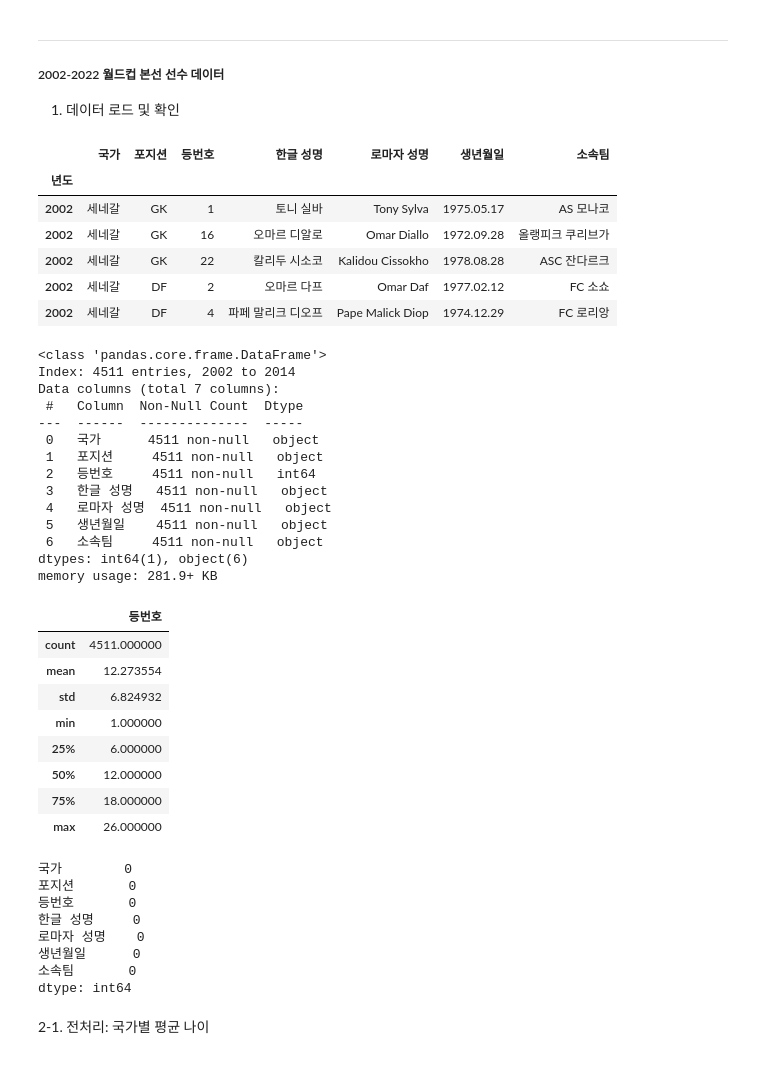
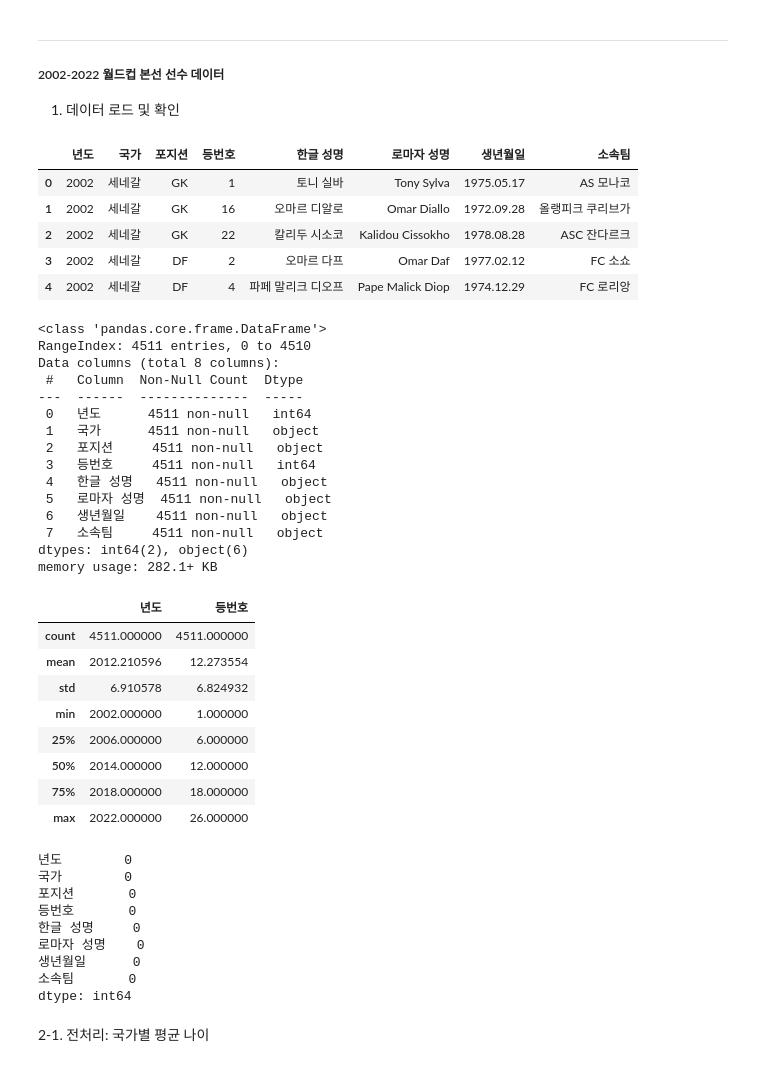
Before and after one commit to SKNetworks-AI19-250818/SKN19-mini-4Team, a Jupyter notebook: worldcup_eda.ipynb, the cells around one changed output. Saved outputs shown, nothing was run; the diff lists cells and outputs as text; code cells hidden in the pictures.

```diff
--- a/worldcup_eda.ipynb
+++ b/worldcup_eda.ipynb
@@ -17,46 +17,47 @@ matplotlib.rc('font', family=font)
 ##### 2002-2022 월드컵 본선 선수 데이터
 1. 데이터 로드 및 확인
 # %%
-df_worldcup = pd.read_csv('data/worldcup_players.csv', index_col=0)
+df_worldcup = pd.read_csv('data/worldcup_players.csv')
 df_worldcup.head()
 # %% [output]
-|  | 국가 | 포지션 | 등번호 | 한글 성명 | 로마자 성명 | 생년월일 | 소속팀 |
-| 년도 |  |  |  |  |  |  |  |
-| 2002 | 세네갈 | GK | 1 | 토니 실바 | Tony Sylva | 1975.05.17 | AS 모나코 |
-| 2002 | 세네갈 | GK | 16 | 오마르 디알로 | Omar Diallo | 1972.09.28 | 올랭피크 쿠리브가 |
-| 2002 | 세네갈 | GK | 22 | 칼리두 시소코 | Kalidou Cissokho | 1978.08.28 | ASC 잔다르크 |
-| 2002 | 세네갈 | DF | 2 | 오마르 다프 | Omar Daf | 1977.02.12 | FC 소쇼 |
-| 2002 | 세네갈 | DF | 4 | 파페 말리크 디오프 | Pape Malick Diop | 1974.12.29 | FC 로리앙 |
+|  | 년도 | 국가 | 포지션 | 등번호 | 한글 성명 | 로마자 성명 | 생년월일 | 소속팀 |
+| 0 | 2002 | 세네갈 | GK | 1 | 토니 실바 | Tony Sylva | 1975.05.17 | AS 모나코 |
+| 1 | 2002 | 세네갈 | GK | 16 | 오마르 디알로 | Omar Diallo | 1972.09.28 | 올랭피크 쿠리브가 |
+| 2 | 2002 | 세네갈 | GK | 22 | 칼리두 시소코 | Kalidou Cissokho | 1978.08.28 | ASC 잔다르크 |
+| 3 | 2002 | 세네갈 | DF | 2 | 오마르 다프 | Omar Daf | 1977.02.12 | FC 소쇼 |
+| 4 | 2002 | 세네갈 | DF | 4 | 파페 말리크 디오프 | Pape Malick Diop | 1974.12.29 | FC 로리앙 |
 # %%
 df_worldcup.info()
 df_worldcup.describe()
 # %% [output]
 <class 'pandas.core.frame.DataFrame'>
-Index: 4511 entries, 2002 to 2014
-Data columns (total 7 columns):
+RangeIndex: 4511 entries, 0 to 4510
+Data columns (total 8 columns):
  #   Column  Non-Null Count  Dtype
 ---  ------  --------------  -----
- 0   국가      4511 non-null   object
- 1   포지션     4511 non-null   object
- 2   등번호     4511 non-null   int64
- 3   한글 성명   4511 non-null   object
- 4   로마자 성명  4511 non-null   object
- 5   생년월일    4511 non-null   object
- 6   소속팀     4511 non-null   object
-dtypes: int64(1), object(6)
-memory usage: 281.9+ KB
+ 0   년도      4511 non-null   int64
+ 1   국가      4511 non-null   object
+ 2   포지션     4511 non-null   object
+ 3   등번호     4511 non-null   int64
+ 4   한글 성명   4511 non-null   object
+ 5   로마자 성명  4511 non-null   object
+ 6   생년월일    4511 non-null   object
+ 7   소속팀     4511 non-null   object
+dtypes: int64(2), object(6)
+memory usage: 282.1+ KB
-|  | 등번호 |
-| count | 4511.000000 |
-| mean | 12.273554 |
-| std | 6.824932 |
-| min | 1.000000 |
-| 25% | 6.000000 |
-| 50% | 12.000000 |
-| 75% | 18.000000 |
-| max | 26.000000 |
+|  | 년도 | 등번호 |
+| count | 4511.000000 | 4511.000000 |
+| mean | 2012.210596 | 12.273554 |
+| std | 6.910578 | 6.824932 |
+| min | 2002.000000 | 1.000000 |
+| 25% | 2006.000000 | 6.000000 |
+| 50% | 2014.000000 | 12.000000 |
+| 75% | 2018.000000 | 18.000000 |
+| max | 2022.000000 | 26.000000 |
 # %%
 df_worldcup.isnull().sum()
 # %% [output]
+년도        0
 국가        0
 포지션       0
 등번호       0
```
Also changed, not shown: parts of 16 cells of this notebook, 4 other files.
